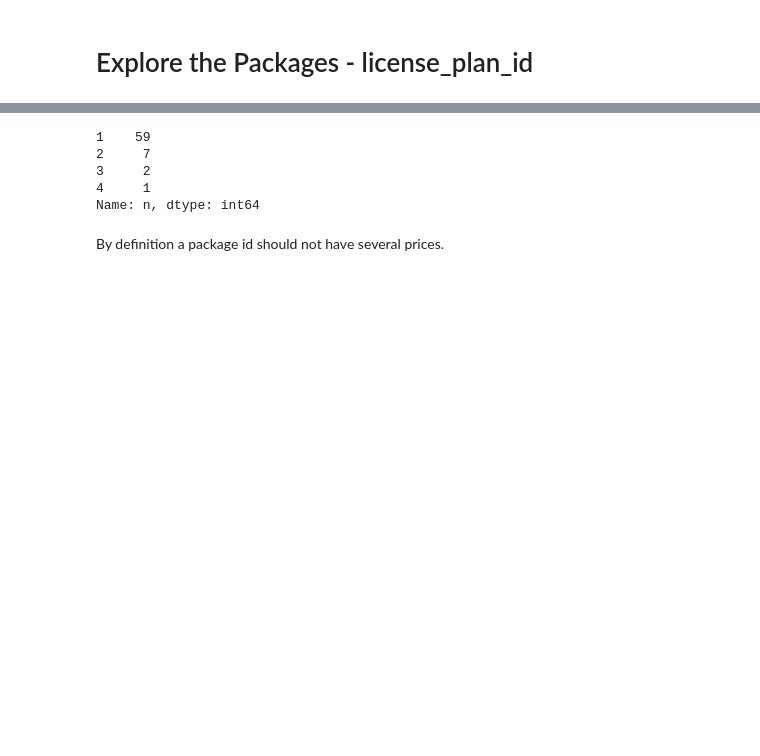
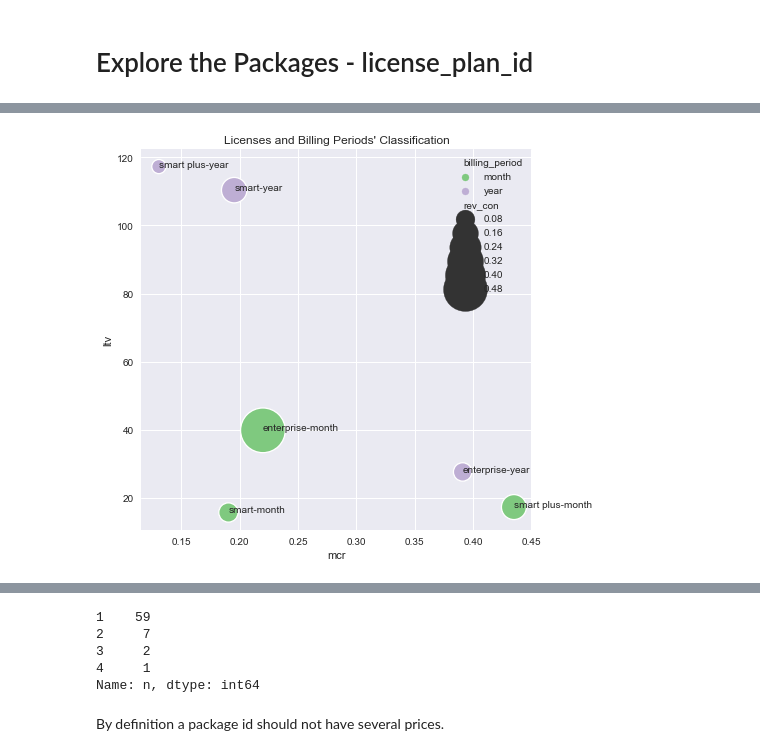
Before and after one commit to aldamepi/BI-web-subscriptions, a Jupyter notebook: testTask_data-amengual-aug22.ipynb, the cells around one changed output, grey strips where cells are left out. Saved outputs shown, nothing was run; the diff lists cells and outputs as text; code cells hidden in the pictures; blank space fills up the shorter version.

```diff
--- a/testTask_data-amengual-aug22.ipynb
+++ b/testTask_data-amengual-aug22.ipynb
@@ -1699,0 +1583,8 @@ The Smart Plus Year billing period __churn rate is unusually low__.
+# %%
+# Average KPIs: MCR, ACL and LTV excluding the first two months and the last month
+
+avgKpis2 = kpis_pa[kpis_pa.sale_month.isin(months[2:-1])].groupby(['license_name','billing_period']).agg({'acl':'mean',
+                                                                                                          'mcr': 'mean',
+                                                                                                          'ltv' : 'mean'})
+avgKpis2.reset_index(inplace = True)
+avgKpis2
@@ -1699,0 +1599,4 @@ The Smart Plus Year billing period __churn rate is unusually low__.
+# %%
+# concat both avgKpis dataframes
+avgKpis = pd.concat([avgKpis,avgKpis2.iloc[:,2:]], axis = 1)
+avgKpis
@@ -1699,0 +1641,5 @@ The Smart Plus Year billing period __churn rate is unusually low__.
+# %%
+# Add Revenue Concentration to avgKpis
+avgKpis['rev_con'] = total_rev_l_b.rev_con
+
+avgKpis
@@ -2515,0 +2599,6 @@ packages = subs[subs.billing_period != 'trial'].pivot_table(values = 'billing_pl
+# %%
+# Classify the categories of the packages (license - period) by KPIs: MCR, LTV and Revenue Concentration
+
+cat_class = avgKpis[['license_name', 'billing_period', 'mcr','ltv','rev_con']] #.sort_values(['mcr','ltv','rev_con'])
+
+cat_class
@@ -2515,0 +2613,19 @@ packages = subs[subs.billing_period != 'trial'].pivot_table(values = 'billing_pl
+# %%
+f, ax = plt.subplots(figsize=(7,7))
+sns.scatterplot(data = cat_class, x = 'mcr', y = 'ltv',
+                size = 'rev_con', sizes = (200,2000), hue = 'billing_period',
+                legend = 'brief', palette = 'Accent') # ,
+
+
+cc_labels = list(map(lambda x,y: '%s-%s' %(x,y), cat_class.license_name, cat_class.billing_period))
+
+for i in range(len(cc_labels)):
+    text = cc_labels[i]
+    xy = list(zip(cat_class.mcr, cat_class.ltv))[i]
+    ax.annotate(text,xy)
+
+ax.set_title('Licenses and Billing Periods\' Classification')
+
+plt.show()
+# %% [output]
+[figure, added]
```
Also changed, not shown: parts of 309 cells of this notebook.
